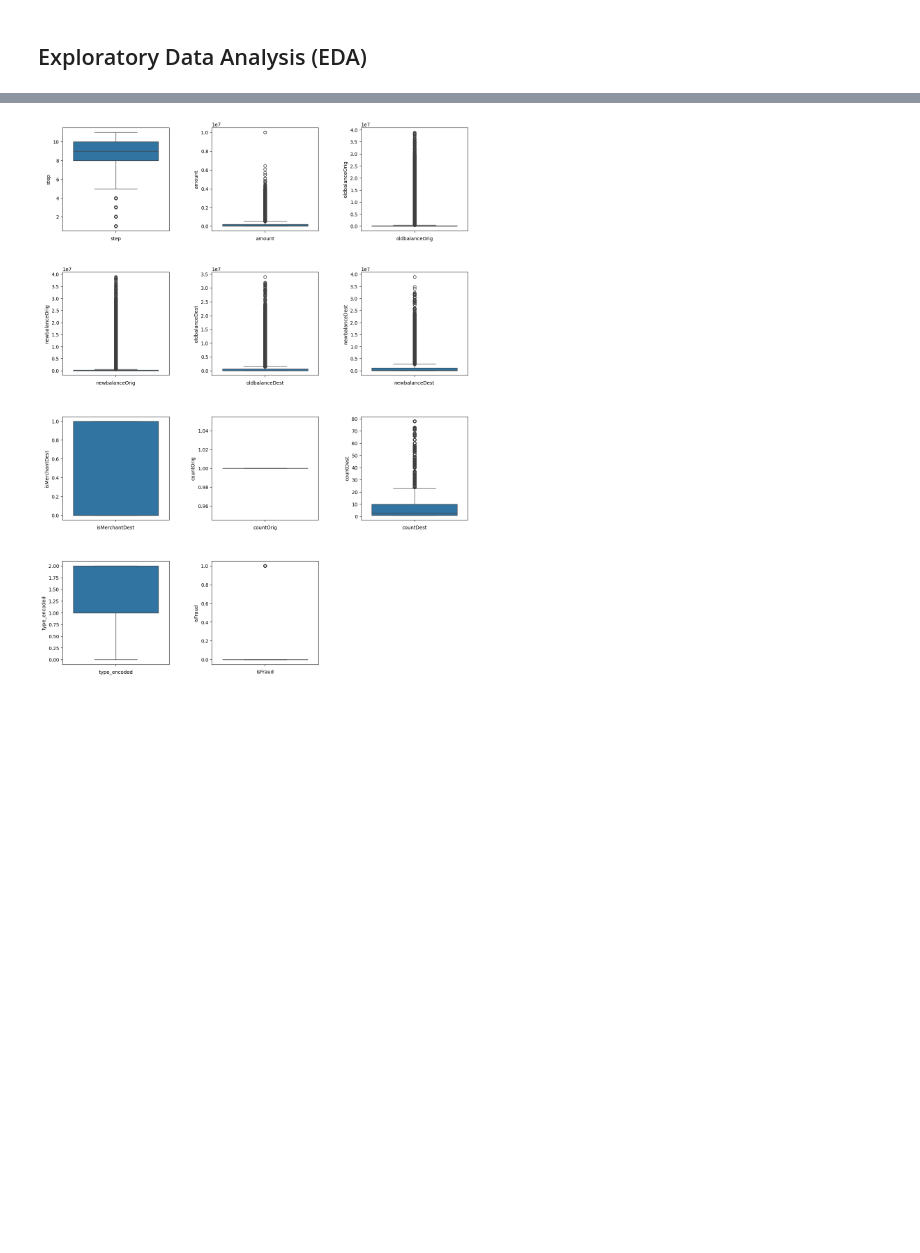
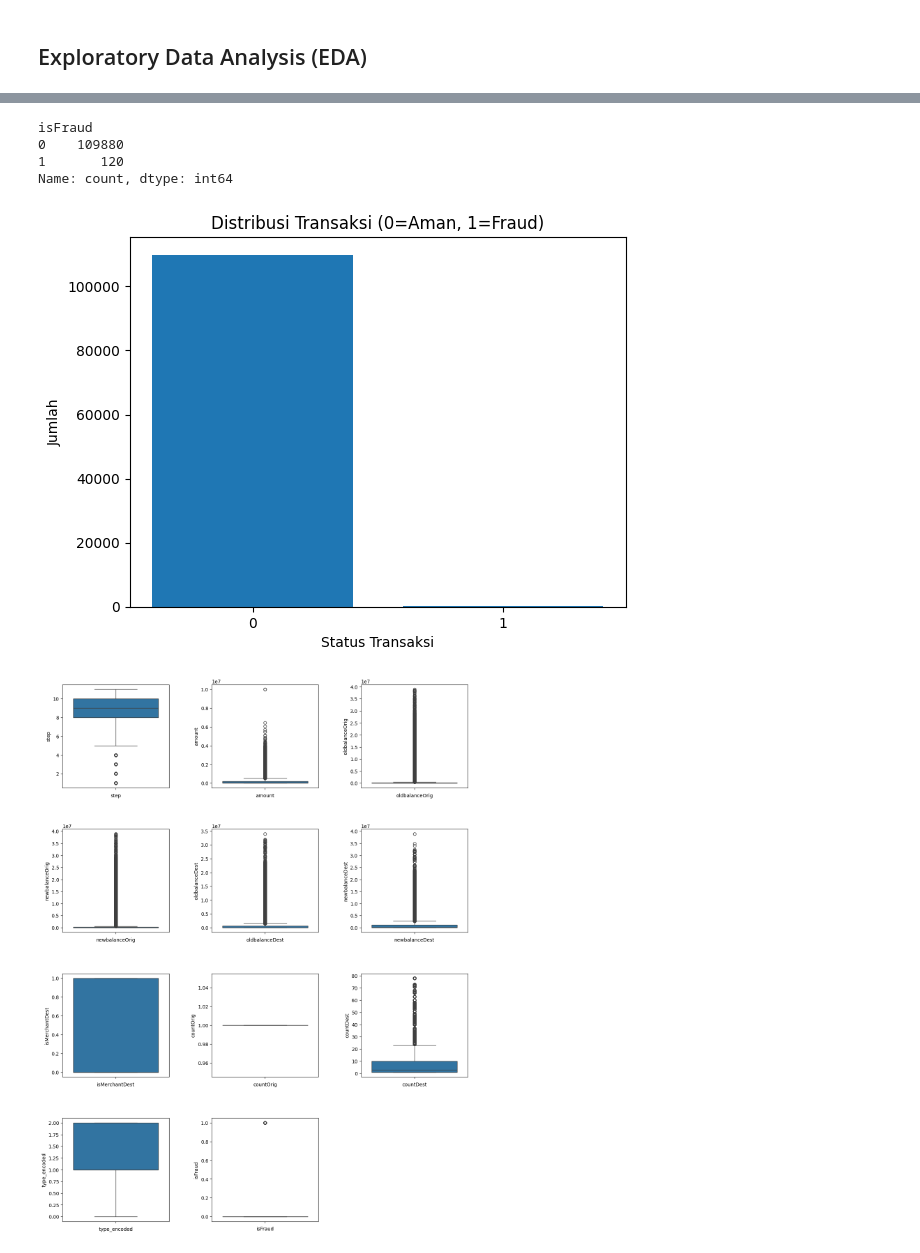
Before and after one commit to JayaWinata/Final-Project-PKA, a Jupyter notebook: notebooks/fraud_detection.ipynb, the cells around one changed output, grey strips where cells are left out. Saved outputs shown, nothing was run; the diff lists cells and outputs as text; code cells hidden in the pictures; blank space fills up the shorter version.

```diff
--- a/notebooks/fraud_detection.ipynb
+++ b/notebooks/fraud_detection.ipynb
@@ -210,3 +214,21 @@ plt.show()
+# %%
+counts = df['isFraud'].value_counts()
+print(counts)
+
+# Plot: x=Indexnya (Kategori), height=Valuesnya (Jumlah)
+# .astype(str) digunakan agar sumbu X dianggap teks "0" dan "1", bukan angka urut
+plt.bar(counts.index.astype(str), counts.values)
+
+plt.title('Distribusi Transaksi (0=Aman, 1=Fraud)')
+plt.xlabel('Status Transaksi')
+plt.ylabel('Jumlah')
+plt.show()
+# %% [output]
+isFraud
+0    109880
+1       120
+Name: count, dtype: int64
+[figure, added]
 # %%
 n_cols_grid = 3
 n_rows_grid = 4
```
Also changed, not shown: parts of 17 cells of this notebook.
